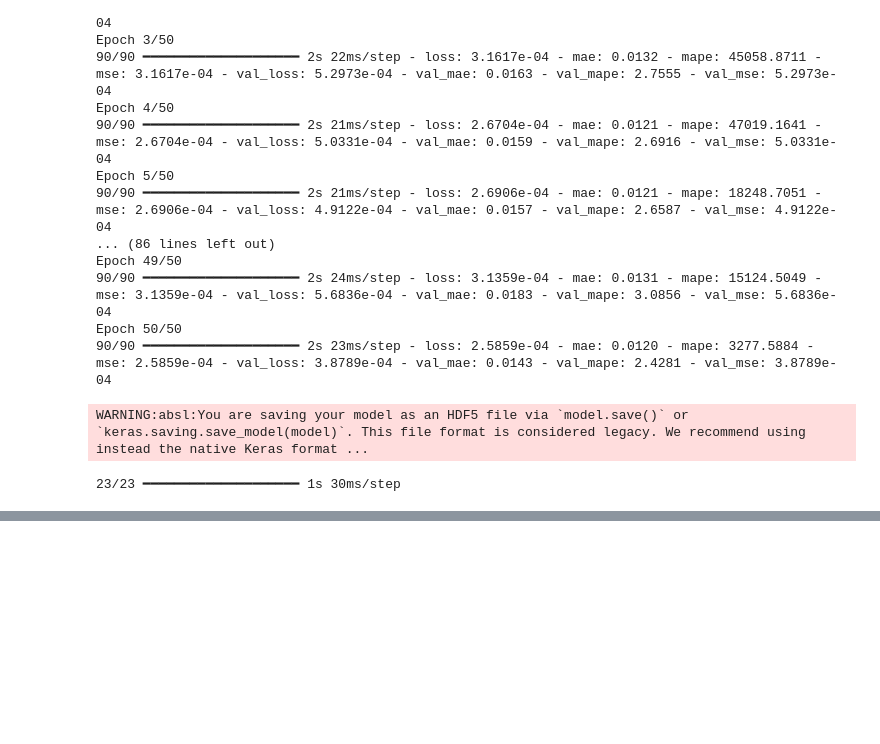
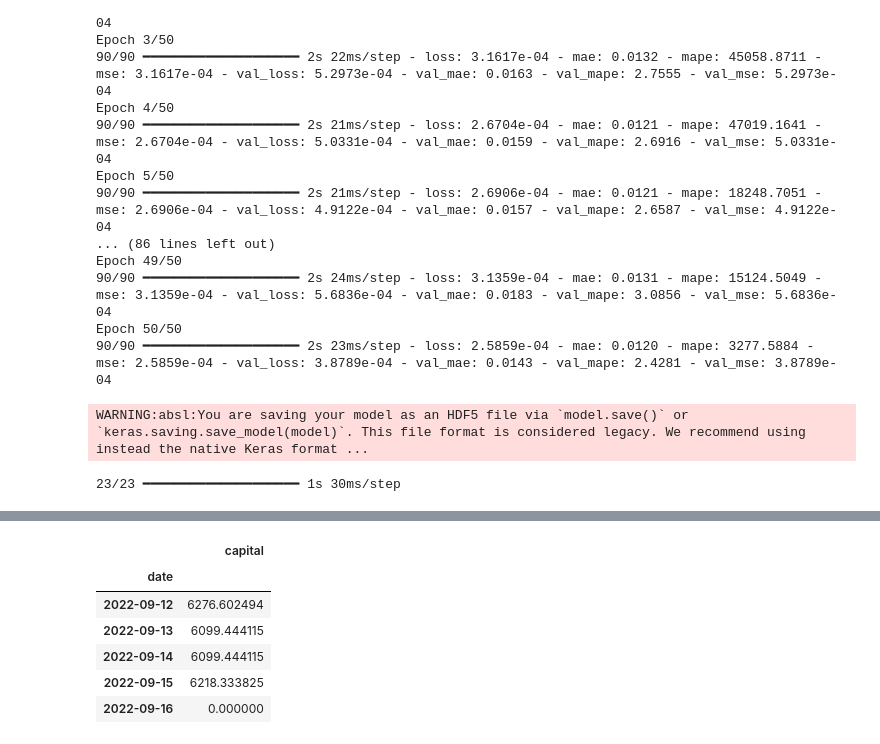
Before and after one commit to MarcosSouza257/IEEE_ID9184, a Jupyter notebook: backtest.ipynb, the cells around one changed output, grey strips where cells are left out. Drawn from its saved outputs; the diff is of its cells as text; code cells hidden in the pictures; blank space fills up the shorter version.

Commit message:
add backtest all asset

```diff
--- a/backtest.ipynb
+++ b/backtest.ipynb
@@ -97,9 +97,3 @@ Epoch 50/50
 90/90 ━━━━━━━━━━━━━━━━━━━━ 2s 23ms/step - loss: 2.5859e-04 - mae: 0.0120 - mape: 3277.5884 - mse: 2.5859e-04 - val_loss: 3.8789e-04 - val_mae: 0.0143 - val_mape: 2.4281 - val_mse: 3.8789e-04
 WARNING:absl:You are saving your model as an HDF5 file via `model.save()` or `keras.saving.save_model(model)`. This file format is considered legacy. We recommend using instead the native Keras format ...
 23/23 ━━━━━━━━━━━━━━━━━━━━ 1s 30ms/step
-# %%
-# Lista de ações
-stock_list = ['PETR4']
-
-# Carrega os dados de todas as ações e calcula os indicadores e salva em um dicionario
-all_stock_data = load_stocks_data(stock_list)
@@ -194,2 +163,0 @@ def run_backtest(signals_df, initial_money=10000):
-# %%
-final_money, capital_df = run_backtest(signals_df)
@@ -248,0 +164,34 @@ plot_backtest_comparison(capital_df, signals_df)
+# %%
+def process_stocks(stock_list, all_stock_data):
+    """
+    Processa uma lista de ativos, realizando previsões, gerando sinais de negociação e executando backtests.
+    Retorna um dicionário contendo a curva de capital de cada ativo.
+
+    Parâmetros:
+        stock_list (list): Lista de nomes dos ativos.
+        all_stock_data (dict): Dicionário contendo os DataFrames de dados de cada ativo.
+
+    Retorna:
+        dict: Dicionário contendo a curva de capital de cada ativo.
+    """
+
+    results = {}  # Dicionário para armazenar os resultados
+    signals = {}  # Dicionário para armazenar os resultados
+
+    # Predições em todos ativos
+    for stock in stock_list:
+        # Fazer as predições com os ultimos 20% dos dados ( dados de teste)
+        df = make_predictions(stock, all_stock_data[stock])
+        # Gerar sinais de de negociação
+        signals_df = generate_signals(df)
+        # Armazenar os sinais no dicionário
+        signals[stock] = signals_df
+        # Executar o backtest
+        print(f'Processando {stock}...')
+        _, capital_df = run_backtest(signals_df) # ignora o valor final do capital
+        # Armazenar a curva de capital no dicionário
+        results[stock] = capital_df
+
+    return results, signals
+# %%
+results = process_stocks(stock_list, all_stock_data)
@@ -248,0 +213,10 @@ plot_backtest_comparison(capital_df, signals_df)
+# %%
+results['BBDC4'].tail()
+# %% [output]
+|  | capital |
+| date |  |
+| 2022-09-12 | 6276.602494 |
+| 2022-09-13 | 6099.444115 |
+| 2022-09-14 | 6099.444115 |
+| 2022-09-15 | 6218.333825 |
+| 2022-09-16 | 0.000000 |
```
Also changed, not shown: parts of 12 cells of this notebook, 4 other files.
